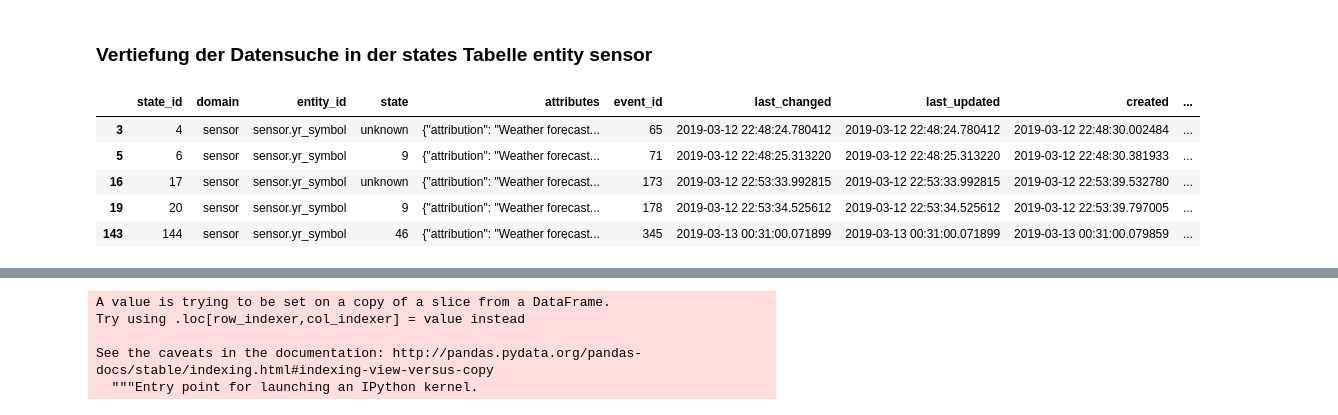
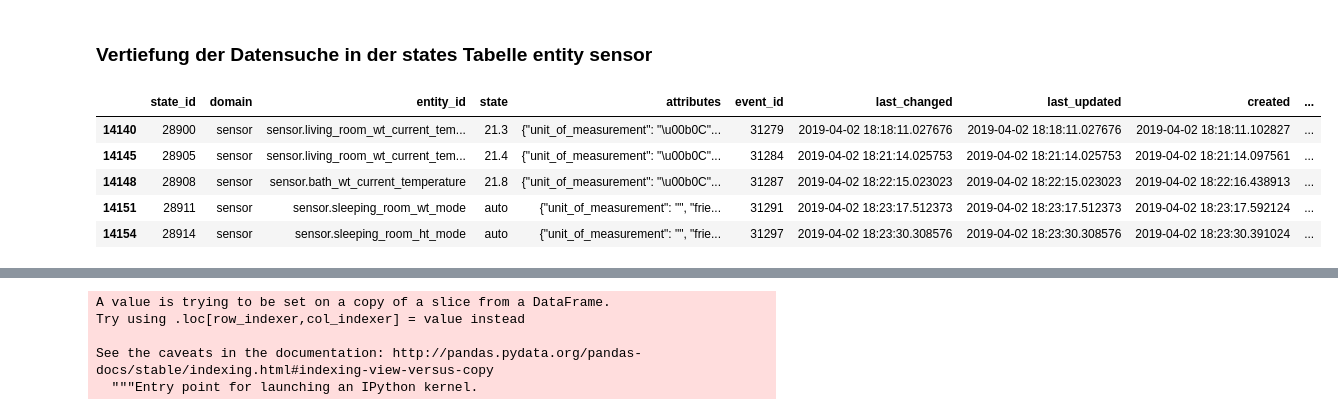
Before and after one commit to CMootz/week_program, a Jupyter notebook: Notebooks/Data visualization-my_home.ipynb, the cells around one changed output, grey strips where cells are left out. Drawn from its saved outputs; the diff is of its cells as text; code cells hidden in the pictures.

```diff
--- a/Notebooks/Data visualization-my_home.ipynb
+++ b/Notebooks/Data visualization-my_home.ipynb
@@ -13,7 +13,7 @@ import datetime
 # %% [markdown]
 Baue eine Verbindung zur meiner Datenbank auf:
 # %%
-conn = sql.connect('/Users/cm/home-assistant_v2.db')
+conn = sql.connect('/Users/cm/20190402/home-assistant_v2.db')
 # %% [markdown]
 ### Die Daten aus der SQL mit Hilfe von Pandas auslesen
 # %% [markdown]
@@ -89,14 +70,14 @@ Name: 24922, dtype: object
 # %%
 sensor = states[states['entity_id'].str.contains('sensor')]
 # %%
-sensor.head()
+sensor.tail()
 # %% [output]
 |  | state_id | domain | entity_id | state | attributes | event_id | last_changed | last_updated | created | ... |
-| 3 | 4 | sensor | sensor.yr_symbol | unknown | {"attribution": "Weather forecast... | 65 | 2019-03-12 22:48:24.780412 | 2019-03-12 22:48:24.780412 | 2019-03-12 22:48:30.002484 | ... |
-| 5 | 6 | sensor | sensor.yr_symbol | 9 | {"attribution": "Weather forecast... | 71 | 2019-03-12 22:48:25.313220 | 2019-03-12 22:48:25.313220 | 2019-03-12 22:48:30.381933 | ... |
-| 16 | 17 | sensor | sensor.yr_symbol | unknown | {"attribution": "Weather forecast... | 173 | 2019-03-12 22:53:33.992815 | 2019-03-12 22:53:33.992815 | 2019-03-12 22:53:39.532780 | ... |
-| 19 | 20 | sensor | sensor.yr_symbol | 9 | {"attribution": "Weather forecast... | 178 | 2019-03-12 22:53:34.525612 | 2019-03-12 22:53:34.525612 | 2019-03-12 22:53:39.797005 | ... |
-| 143 | 144 | sensor | sensor.yr_symbol | 46 | {"attribution": "Weather forecast... | 345 | 2019-03-13 00:31:00.071899 | 2019-03-13 00:31:00.071899 | 2019-03-13 00:31:00.079859 | ... |
+| 14140 | 28900 | sensor | sensor.living_room_wt_current_tem... | 21.3 | {"unit_of_measurement": "\u00b0C"... | 31279 | 2019-04-02 18:18:11.027676 | 2019-04-02 18:18:11.027676 | 2019-04-02 18:18:11.102827 | ... |
+| 14145 | 28905 | sensor | sensor.living_room_wt_current_tem... | 21.4 | {"unit_of_measurement": "\u00b0C"... | 31284 | 2019-04-02 18:21:14.025753 | 2019-04-02 18:21:14.025753 | 2019-04-02 18:21:14.097561 | ... |
+| 14148 | 28908 | sensor | sensor.bath_wt_current_temperature | 21.8 | {"unit_of_measurement": "\u00b0C"... | 31287 | 2019-04-02 18:22:15.023023 | 2019-04-02 18:22:15.023023 | 2019-04-02 18:22:16.438913 | ... |
+| 14151 | 28911 | sensor | sensor.sleeping_room_wt_mode | auto | {"unit_of_measurement": "", "frie... | 31291 | 2019-04-02 18:23:17.512373 | 2019-04-02 18:23:17.512373 | 2019-04-02 18:23:17.592124 | ... |
+| 14154 | 28914 | sensor | sensor.sleeping_room_ht_mode | auto | {"unit_of_measurement": "", "frie... | 31297 | 2019-04-02 18:23:30.308576 | 2019-04-02 18:23:30.308576 | 2019-04-02 18:23:30.391024 | ... |
 # %%
 state_sensor_living_room  = sensor[sensor['entity_id'].str.contains('living')]
 state_sensor_living_room
```
Also changed, not shown: parts of 14 cells of this notebook, 1 other file.
